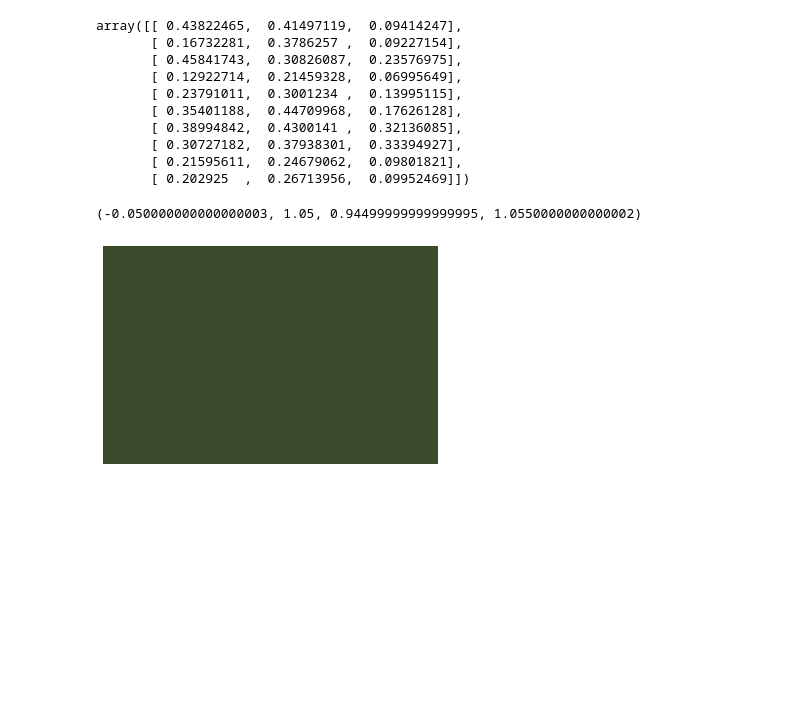
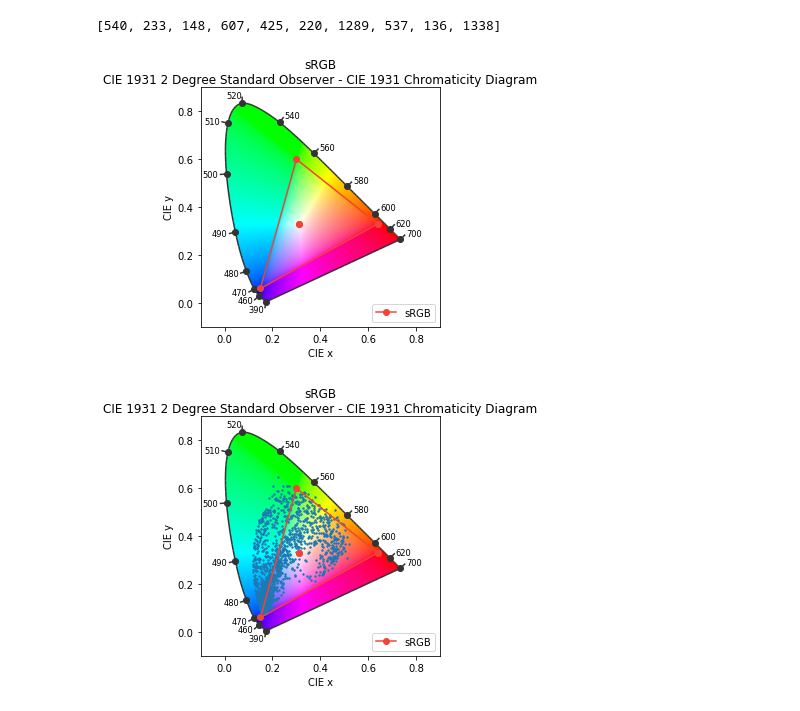
Before and after one commit to taigaoma1997/Meta_learning_photonics_structure, a Jupyter notebook: Model/compare_results.ipynb, the cells around one changed output. Cells and saved outputs as stored; diff of their text form; code cells hidden in the pictures; blank space fills up the shorter version.

```diff
--- a/Model/compare_results.ipynb
+++ b/Model/compare_results.ipynb
@@ -155,22 +192,20 @@ Text(0, 0.5, 'GAN designed')
-# %%
-xyY_gan[row_cie, :]
-# %% [output]
-array([[ 0.43822465,  0.41497119,  0.09414247],
-       [ 0.16732281,  0.3786257 ,  0.09227154],
-       [ 0.45841743,  0.30826087,  0.23576975],
-       [ 0.12922714,  0.21459328,  0.06995649],
-       [ 0.23791011,  0.3001234 ,  0.13995115],
-       [ 0.35401188,  0.44709968,  0.17626128],
-       [ 0.38994842,  0.4300141 ,  0.32136085],
-       [ 0.30727182,  0.37938301,  0.33394927],
-       [ 0.21595611,  0.24679062,  0.09801821],
-       [ 0.202925  ,  0.26713956,  0.09952469]])
-# %%
-x = [0,0.5,1]
-y = [1,1,1]
-
-plt.plot(x,y, color= xyY_original[100,:], linewidth=300)
-plt.axis('off')
-# %% [output]
-(-0.050000000000000003, 1.05, 0.94499999999999995, 1.0550000000000002)
-[figure, removed]
+# %%
+row_cie
+# %% [output]
+[540, 233, 148, 607, 425, 220, 1289, 537, 136, 1338]
+# %%
+import colour
+from colour.plotting import plot_chromaticity_diagram_CIE1931, plot_multi_colour_swatches
+from colour.plotting.models import plot_RGB_colourspaces_in_chromaticity_diagram
+from colour import MSDS_CMFS, SDS_ILLUMINANTS, SpectralDistribution
+
+cmfs = MSDS_CMFS['CIE 1931 2 Degree Standard Observer']
+
+fig, ax = plot_RGB_colourspaces_in_chromaticity_diagram(['sRGB'], fig_size=[40, 40])
+# ax.scatter(features[:,0], features[:,1], c=model.labels_.astype(float), s=0.01)
+ax.scatter(xyY_original[:,0],xyY_original[:,1], s=2)
+
+fig
+# %% [output]
+[figure, added]
+[figure, added]
```
Also changed, not shown: parts of 17 cells of this notebook, 29 other files.
